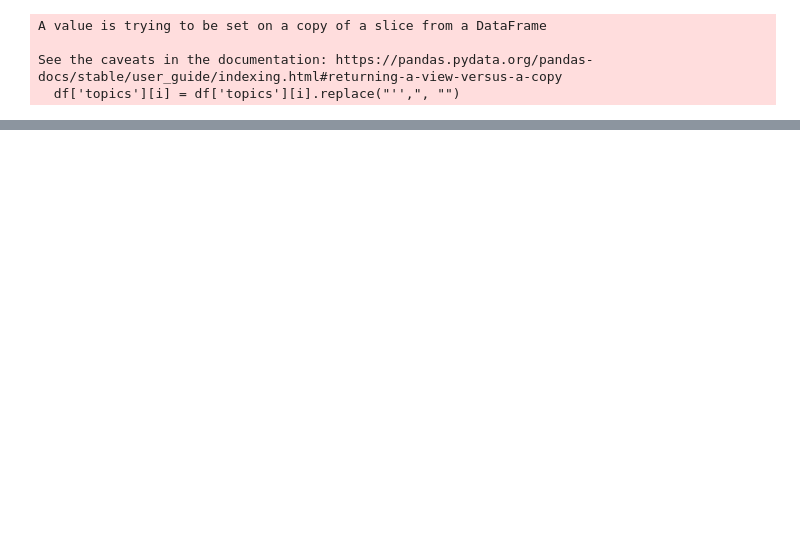
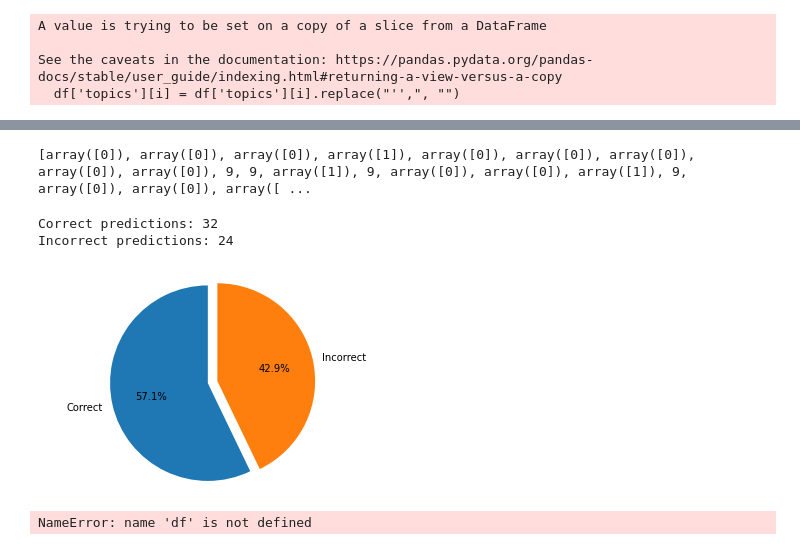
Before and after one commit to AnGafa/Sentiment-Analysis-from-Tweets, a Jupyter notebook: DoubleNegativeAnalysis.ipynb, the cells around one changed output, grey strips where cells are left out. Saved outputs shown, nothing was run; the diff lists cells and outputs as text; code cells hidden in the pictures; blank space fills up the shorter version.

```diff
--- a/DoubleNegativeAnalysis.ipynb
+++ b/DoubleNegativeAnalysis.ipynb
@@ -195,0 +222,51 @@ Original sentiment towards I voted against the $858 billion Pentagon budget beca
+# %%
+print(predResults)
+# %% [output]
+[array([0]), array([0]), array([0]), array([1]), array([0]), array([0]), array([0]), array([0]), array([0]), 9, 9, array([1]), 9, array([0]), array([0]), array([1]), 9, array([0]), array([0]), array([ ...
+# %%
+#add original sentiment and predicted sentiment to new dataframe
+
+predDf = pd.DataFrame(columns=['id', 'ogSentiment', 'predSentiment'])
+predDf['id'] = df['id'][selectedIndex]
+predDf['ogSentiment'] = df['sentiment'][selectedIndex]
+predDf['predSentiment'] = predResults
+
+#remove all rows with predicted sentiment of 9
+predDf = predDf[predDf['predSentiment'] != 9]
+
+predDf.predSentiment = predDf.predSentiment.astype(int)
+# %%
+#visualise amount of correct predictions vs incorrect predictions
+
+correct = 0
+incorrect = 0
+
+for i in range(0, len(predDf)):
+    if predDf['ogSentiment'].iloc[i] == predDf['predSentiment'].iloc[i]:
+        correct += 1
+    else:
+        incorrect += 1
+
+print("Correct predictions:", correct)
+print("Incorrect predictions:", incorrect)
+
+import matplotlib.pyplot as plt
+
+labels = 'Correct', 'Incorrect'
+sizes = [correct, incorrect]
+explode = (0, 0.1)
+
+fig1, ax1 = plt.subplots()
+ax1.pie(sizes, explode=explode, labels=labels, autopct='%1.1f%%', shadow=False, startangle=90)
+ax1.axis('equal')
+
+plt.show()
+# %% [output]
+Correct predictions: 32
+Incorrect predictions: 24
+[figure, added]
+# %%
+print("Predicted sentiment towards", df['text'][selectedIndex], "is", closeDF['sentiment'].iloc[-1])
+print("Original sentiment towards", df['text'][selectedIndex], "is", df['sentiment'][selectedIndex])
+# %% [output]
+NameError: name 'df' is not defined
```
Also changed, not shown: parts of 4 cells of this notebook, 9 other files.
